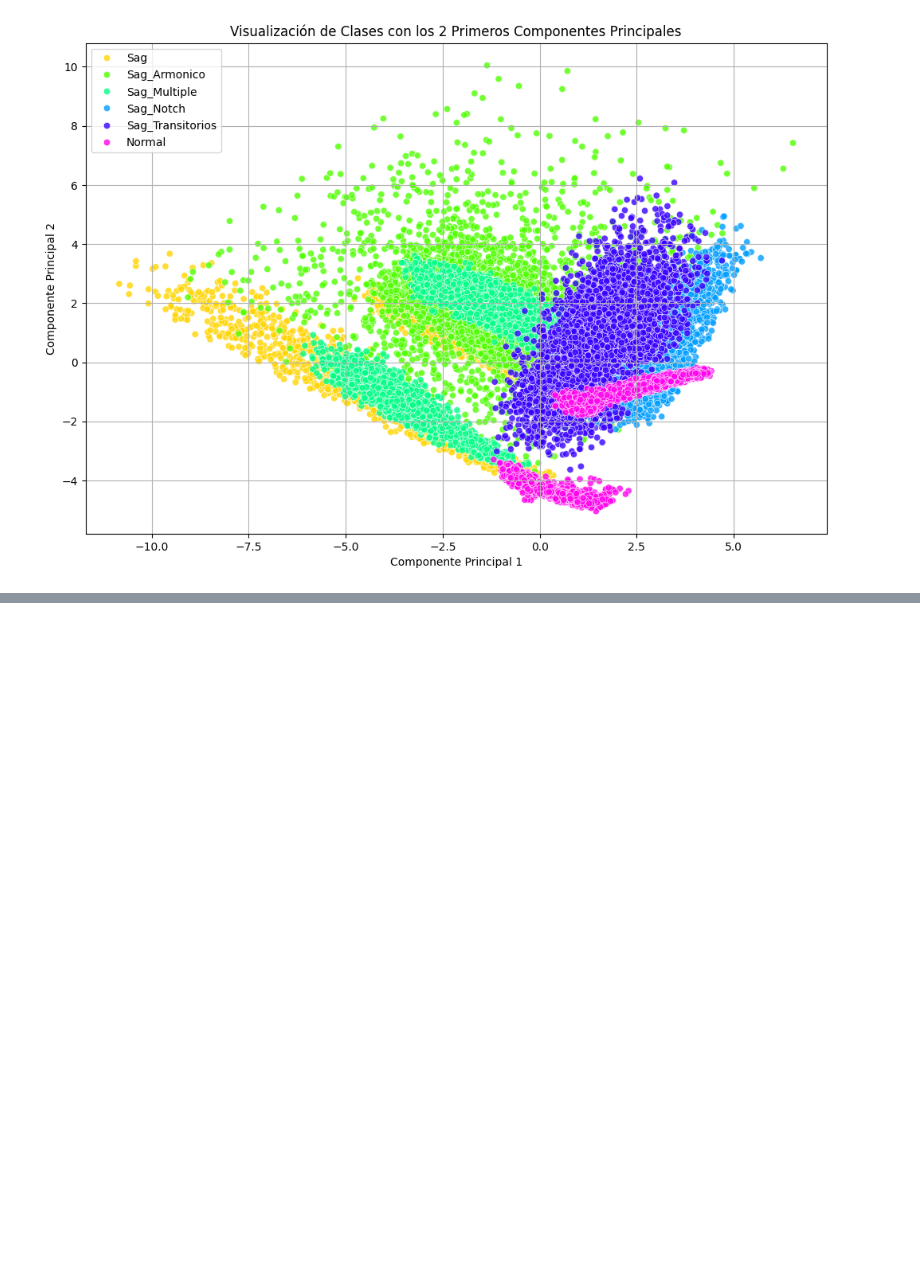
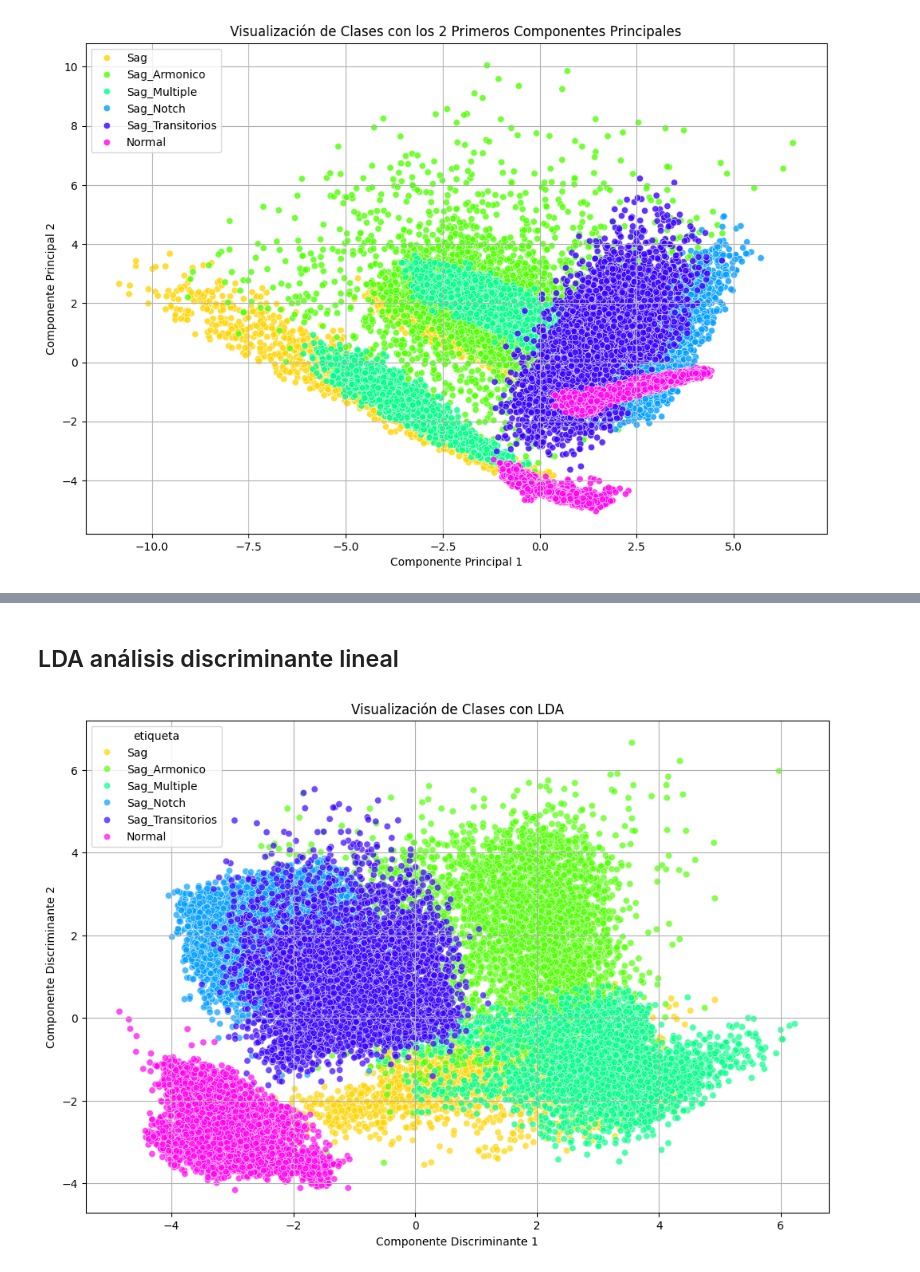
Before and after one commit to SGOLDYT/Power-Quality, a Jupyter notebook: Caracteristicas/caracteristicas.ipynb, the cells around one changed output, grey strips where cells are left out. Saved outputs shown, nothing was run; the diff lists cells and outputs as text; code cells hidden in the pictures; blank space fills up the shorter version.

Commit message:
Cambios para mejorar hiperparametros

```diff
--- a/Caracteristicas/caracteristicas.ipynb
+++ b/Caracteristicas/caracteristicas.ipynb
@@ -430,0 +331,50 @@ Sag_Transitorios       0.97      0.99      0.98      1230
+# %% [markdown]
+## LDA análisis discriminante lineal
+# %%
+import pandas as pd
+import matplotlib.pyplot as plt
+import seaborn as sns
+from sklearn.preprocessing import StandardScaler, LabelEncoder
+from sklearn.discriminant_analysis import LinearDiscriminantAnalysis as LDA
+# --- Carga y Preparación de Datos
+data = r'C:\Users\Juan_Saa\Documents\Juan_Saa\Proyecto_Grado\Power-Quality\Caracteristicas\Dataset_Final_Generado\Dataset_Caracteristicas_Final.csv'
+df = pd.read_csv(data)
+X = df.drop(columns=['etiqueta', 'columna_origen','duracion_muestras'])
+y = df['etiqueta']
+
+le = LabelEncoder()
+y_encoded = le.fit_transform(y)
+
+# Asumimos que tienes tus datos originales (antes de PCA)
+# X_scaled: tus características originales escaladas
+# y_encoded: tus etiquetas codificadas numéricamente
+
+# 1. Crear e instanciar el objeto LDA
+# Nota: n_components no puede ser mayor que (n_clases - 1)
+lda = LDA(n_components=2) # Lo ponemos en 2 para poder visualizarlo
+
+# 2. Ajustar y transformar los datos
+# ¡NOTA LA DIFERENCIA! Fit necesita tanto X como y.
+X_lda = lda.fit_transform(X_scaled, y_encoded)
+
+# 3. Visualizar los resultados
+df_lda_viz = pd.DataFrame(
+    data=X_lda,
+    columns=['Componente Discriminante 1', 'Componente Discriminante 2']
+)
+df_lda_viz['etiqueta'] = le.inverse_transform(y_encoded) # Usar el LabelEncoder para obtener los nombres originales
+
+plt.figure(figsize=(12, 8))
+sns.scatterplot(
+    x='Componente Discriminante 1',
+    y='Componente Discriminante 2',
+    hue='etiqueta',
+    palette=sns.color_palette("hsv", len(y.unique())),
+    data=df_lda_viz,
+    alpha=0.7
+)
+plt.title('Visualización de Clases con LDA')
+plt.grid()
+plt.show()
+# %% [output]
+[figure, added]
```
Also changed, not shown: parts of 6 cells of this notebook.
